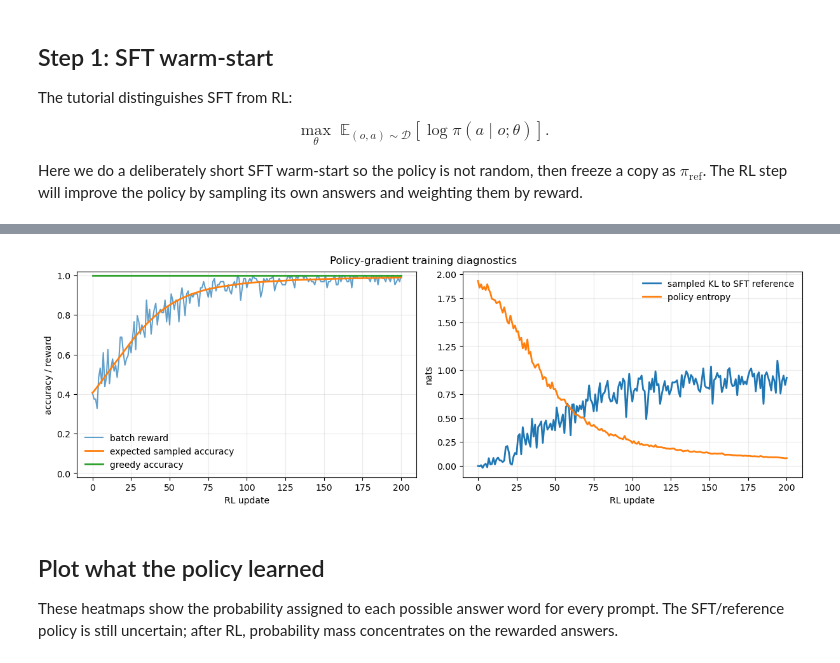
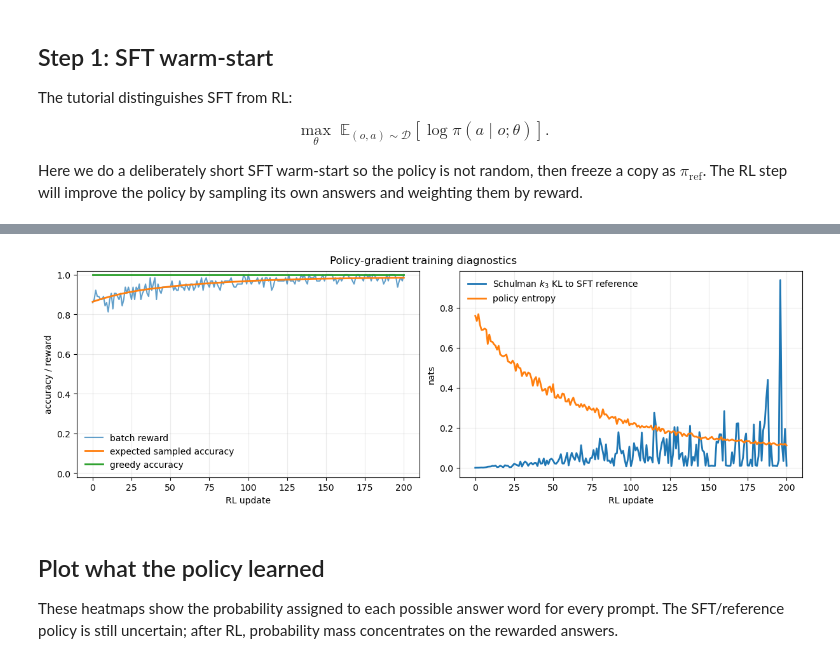
Before and after one commit to nandodef/love4all-ai, a Jupyter notebook: docs/files/intelligence-via-generation-and-selection-a-tutorial-on-reinforcement-learning-with-llms-and-tools.ipynb, the cells around one changed output, grey strips where cells are left out. Saved outputs shown, nothing was run; the diff lists cells and outputs as text; code cells hidden in the pictures.

```diff
--- a/docs/files/intelligence-via-generation-and-selection-a-tutorial-on-reinforcement-learning-with-llms-and-tools.ipynb
+++ b/docs/files/intelligence-via-generation-and-selection-a-tutorial-on-reinforcement-learning-with-llms-and-tools.ipynb
@@ -260,42 +280,47 @@ For a mini-batch of prompts:
 @dataclass
 class PGStats:
     loss: float
+    pg_loss: float
+    kl_loss: float
     reward: float
-    shaped_reward: float
-    kl: float
+    kl: float          # Schulman k3 estimate of KL(pi || pi_ref), always >= 0
     entropy: float
     greedy_acc: float
     sample_acc: float
 
 
 def policy_gradient_step(model, ref_model, opt, batch_size: int = 64, beta: float = 0.02):
+    """One RL update: policy gradient on standardized reward + Schulman k3 KL penalty."""
     # 1. Sample observations/prompts from P(o).
     indices = torch.randint(0, len(pairs), (batch_size,)).tolist()
     x, lengths, targets = make_prompt_batch(indices)
 
-    # 2. Current policy distribution pi(a | o; theta).
+    # 2. Current policy distribution pi(a | o; theta), sample an action, record log-prob.
     logits = model(x, lengths)
     dist = torch.distributions.Categorical(logits=logits)
     actions = dist.sample()
     logp = dist.log_prob(actions)
     entropy = dist.entropy().mean()
 
-    # 3. Frozen reference log-probabilities pi_ref(a | o).
+    # 3. Frozen reference log-probabilities pi_ref(a | o), and the verifier reward.
     with torch.no_grad():
         ref_logits = ref_model(x, lengths)
-        ref_dist = torch.distributions.Categorical(logits=ref_logits)
-        ref_logp = ref_dist.log_prob(actions)
-
-        # 4. Reward from the evaluator/verifier.
+        ref_logp = torch.distributions.Categorical(logits=ref_logits).log_prob(actions)
         reward = (actions == targets).float()
 
-        # 5. Sampled KL penalty and standardized advantage.
-        sampled_kl = logp - ref_logp
-        shaped_reward = reward - beta * sampled_kl
-        advantage = (shaped_reward - shaped_reward.mean()) / (shaped_reward.std() + 1e-8)
+    # 4. Advantage from the *raw* reward (the KL is a separate loss term, not in the reward).
+    with torch.no_grad():
+        advantage = (reward - reward.mean()) / (reward.std() + 1e-8)
 
-    # 6. REINFORCE loss: gradient of -A log pi is -A grad log pi.
-    loss = -(advantage * logp).mean()
+    # 5. Schulman's k3 KL estimator:  k3 = (log pi - log pi_ref) + exp(log pi_ref - log pi) - 1.
+    #    `logp` keeps its grad-graph, `ref_logp` is no_grad, so this term is differentiable in theta.
+    log_ratio = logp - ref_logp                       # = log pi(a|o) - log pi_ref(a|o)
+    kl_k3 = log_ratio + torch.exp(-log_ratio) - 1.0   # >= 0 elementwise
+
+    # 6. Total loss: REINFORCE policy-gradient loss + KL penalty.
+    pg_loss = -(advantage * logp).mean()
+    kl_loss = beta * kl_k3.mean()
+    loss = pg_loss + kl_loss
 
     opt.zero_grad(set_to_none=True)
     loss.backward()
@@ -305,9 +330,10 @@ def policy_gradient_step(model, ref_model, opt, batch_size: int = 64, beta: floa
     eval_stats = evaluate(model)
     return PGStats(
         loss=float(loss.item()),
+        pg_loss=float(pg_loss.item()),
+        kl_loss=float(kl_loss.item()),
         reward=float(reward.mean().item()),
-        shaped_reward=float(shaped_reward.mean().item()),
-        kl=float(sampled_kl.mean().item()),
+        kl=float(kl_k3.detach().mean().item()),
         entropy=float(entropy.item()),
         greedy_acc=eval_stats["greedy_acc"],
         sample_acc=eval_stats["sample_acc"],
@@ -325,7 +351,7 @@ for step in range(201):
             f"batch reward {stats.reward:.3f} | "
             f"expected sample acc {stats.sample_acc:.3f} | "
             f"greedy acc {stats.greedy_acc:.3f} | "
-            f"sampled KL {stats.kl:.3f}"
+            f"kl (k3) {stats.kl:.3f}"
         )
 
 final_eval = evaluate(policy)
@@ -346,36 +413,36 @@ The first plot shows the generate-score-learn loop improving expected sampled ac
 def plot_training_history(history):
     steps = list(range(len(history)))
     batch_reward = [h.reward for h in history]
     sample_acc = [h.sample_acc for h in history]
     greedy_acc = [h.greedy_acc for h in history]
-    sampled_kl = [h.kl for h in history]
+    kl = [h.kl for h in history]
     entropy = [h.entropy for h in history]
 
     fig, axes = plt.subplots(1, 2, figsize=(12, 4), constrained_layout=True)
 
     axes[0].plot(steps, batch_reward, label="batch reward", alpha=0.7)
     axes[0].plot(steps, sample_acc, label="expected sampled accuracy", linewidth=2)
     axes[0].plot(steps, greedy_acc, label="greedy accuracy", linewidth=2)
     axes[0].set_xlabel("RL update")
     axes[0].set_ylabel("accuracy / reward")
     axes[0].set_ylim(-0.02, 1.02)
     axes[0].grid(True, alpha=0.25)
     axes[0].legend(frameon=False)
 
-    axes[1].plot(steps, sampled_kl, label="sampled KL to SFT reference", linewidth=2)
+    axes[1].plot(steps, kl, label=r"Schulman $k_3$ KL to SFT reference", linewidth=2)
     axes[1].plot(steps, entropy, label="policy entropy", linewidth=2)
     axes[1].set_xlabel("RL update")
     axes[1].set_ylabel("nats")
     axes[1].grid(True, alpha=0.25)
     axes[1].legend(frameon=False)
 
     fig.suptitle("Policy-gradient training diagnostics")
     plt.show()
 
 
 plot_training_history(history)
 # %% [output]
-[figure, old version]
+[figure, new version]
 # %% [markdown]
 ## Plot what the policy learned
 
```
Also changed, not shown: parts of 11 cells of this notebook.
